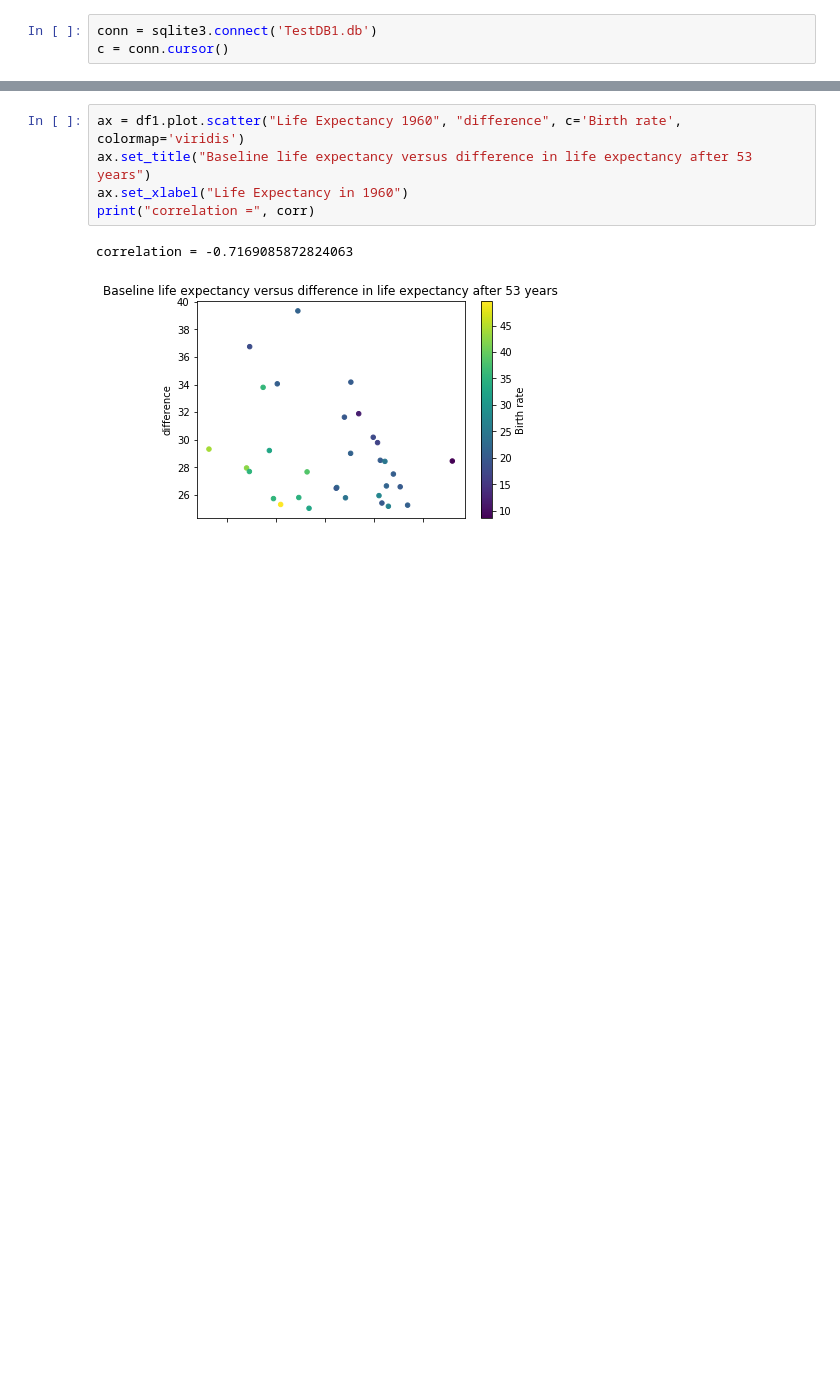
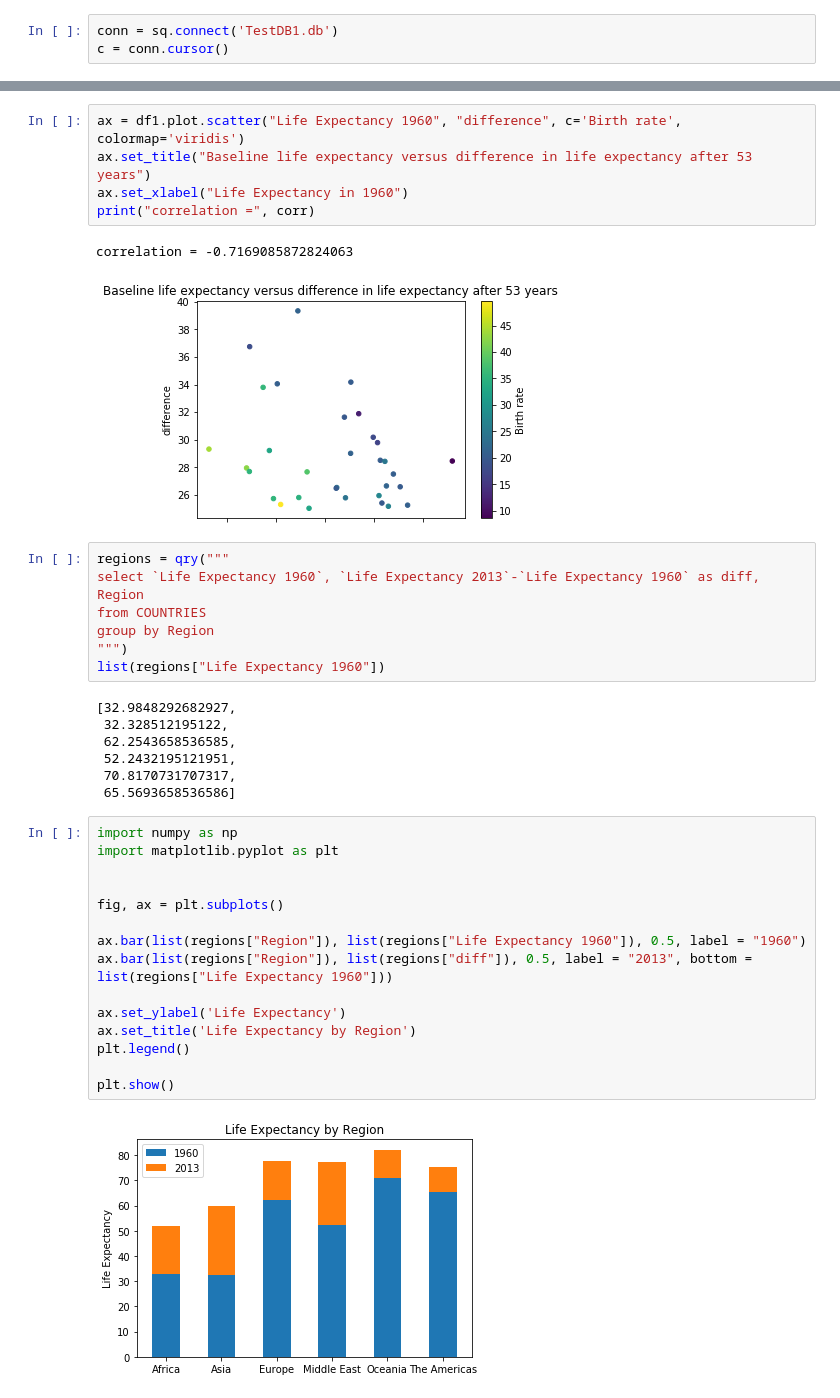
Before and after one commit to robiscuits/fun, a Jupyter notebook: Demographic.ipynb, the cells around one changed output, grey strips where cells are left out. Cells and saved outputs as stored; diff of their text form; blank space fills up the shorter version.

```diff
--- a/Demographic.ipynb
+++ b/Demographic.ipynb
@@ -95,7 +95,7 @@ countries
 | 186 | Zimbabwe | ZWE | 35.715 | 18.5 | Low income | Africa | 51.542463 | ... |
 187 rows × 8 columns
 # %%
-conn = sqlite3.connect('TestDB1.db')
+conn = sq.connect('TestDB1.db')
 c = conn.cursor()
 # %%
 c.execute('CREATE TABLE COUNTRIES (`Country Name` text, `Country Code` text, `Birth Rate` number, `Internet Users` number, `Income Group` text, `Region text`, `Life Expectancy 1960` number, `Life Expectancy 2013` number)')
@@ -162,3 +164,34 @@ print("correlation =", corr)
 # %% [output]
 correlation = -0.7169085872824063
 [figure]
+# %%
+regions = qry("""
+select `Life Expectancy 1960`, `Life Expectancy 2013`-`Life Expectancy 1960` as diff, Region
+from COUNTRIES
+group by Region
+""")
+list(regions["Life Expectancy 1960"])
+# %% [output]
+[32.9848292682927,
+ 32.328512195122,
+ 62.2543658536585,
+ 52.2432195121951,
+ 70.8170731707317,
+ 65.5693658536586]
+# %%
+import numpy as np
+import matplotlib.pyplot as plt
+
+
+fig, ax = plt.subplots()
+
+ax.bar(list(regions["Region"]), list(regions["Life Expectancy 1960"]), 0.5, label = "1960")
+ax.bar(list(regions["Region"]), list(regions["diff"]), 0.5, label = "2013", bottom = list(regions["Life Expectancy 1960"]))
+
+ax.set_ylabel('Life Expectancy')
+ax.set_title('Life Expectancy by Region')
+plt.legend()
+
+plt.show()
+# %% [output]
+[figure, added]
```
Also changed, not shown: parts of 6 cells of this notebook.
